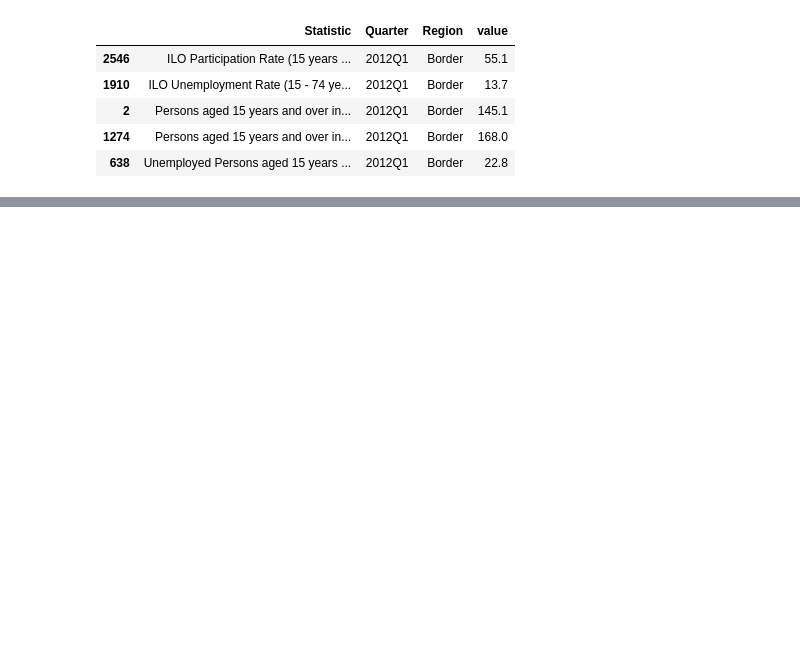
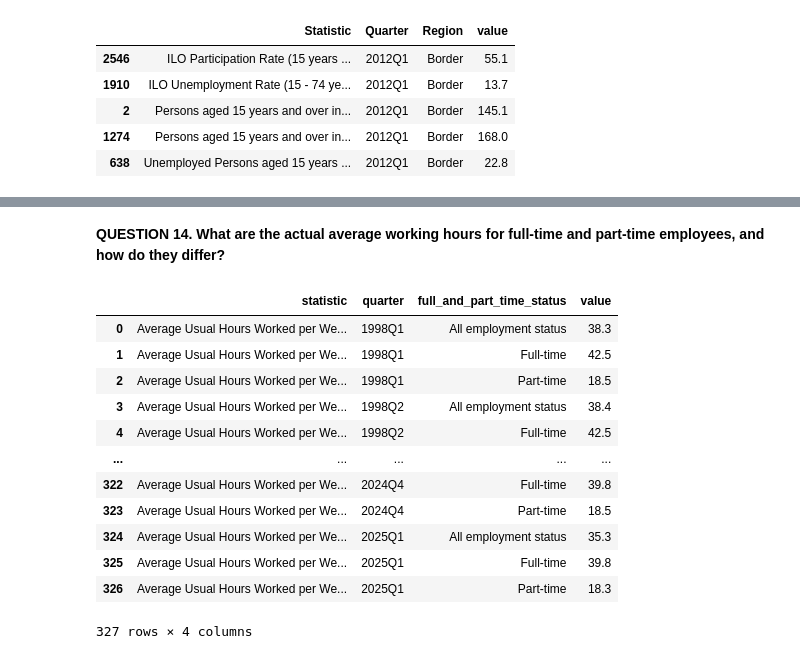
Before and after one commit to no1numa/ireland-workforce-analysis, a Jupyter notebook: notebooks/02_data_cleaning.ipynb, the cells around one changed output, grey strips where cells are left out. Saved outputs shown, nothing was run; the diff lists cells and outputs as text; code cells hidden in the pictures; blank space fills up the shorter version.

```diff
--- a/notebooks/02_data_cleaning.ipynb
+++ b/notebooks/02_data_cleaning.ipynb
@@ -562,0 +595,22 @@ Name: count, dtype: int64
+# %% [markdown]
+**QUESTION 14. What are the actual average working hours for full-time and part-time employees, and how do they differ?**
+# %%
+df_q14 = pd.read_csv('../data/raw/QES11.csv')
+
+df_q14.columns = df_q14.columns.map(lambda x: x.lower().replace(' ', '_'))
+
+df_q14
+# %% [output]
+|  | statistic | quarter | full_and_part_time_status | value |
+| 0 | Average Usual Hours Worked per We... | 1998Q1 | All employment status | 38.3 |
+| 1 | Average Usual Hours Worked per We... | 1998Q1 | Full-time | 42.5 |
+| 2 | Average Usual Hours Worked per We... | 1998Q1 | Part-time | 18.5 |
+| 3 | Average Usual Hours Worked per We... | 1998Q2 | All employment status | 38.4 |
+| 4 | Average Usual Hours Worked per We... | 1998Q2 | Full-time | 42.5 |
+| ... | ... | ... | ... | ... |
+| 322 | Average Usual Hours Worked per We... | 2024Q4 | Full-time | 39.8 |
+| 323 | Average Usual Hours Worked per We... | 2024Q4 | Part-time | 18.5 |
+| 324 | Average Usual Hours Worked per We... | 2025Q1 | All employment status | 35.3 |
+| 325 | Average Usual Hours Worked per We... | 2025Q1 | Full-time | 39.8 |
+| 326 | Average Usual Hours Worked per We... | 2025Q1 | Part-time | 18.3 |
+327 rows × 4 columns
```
Also changed, not shown: parts of 11 cells of this notebook.
